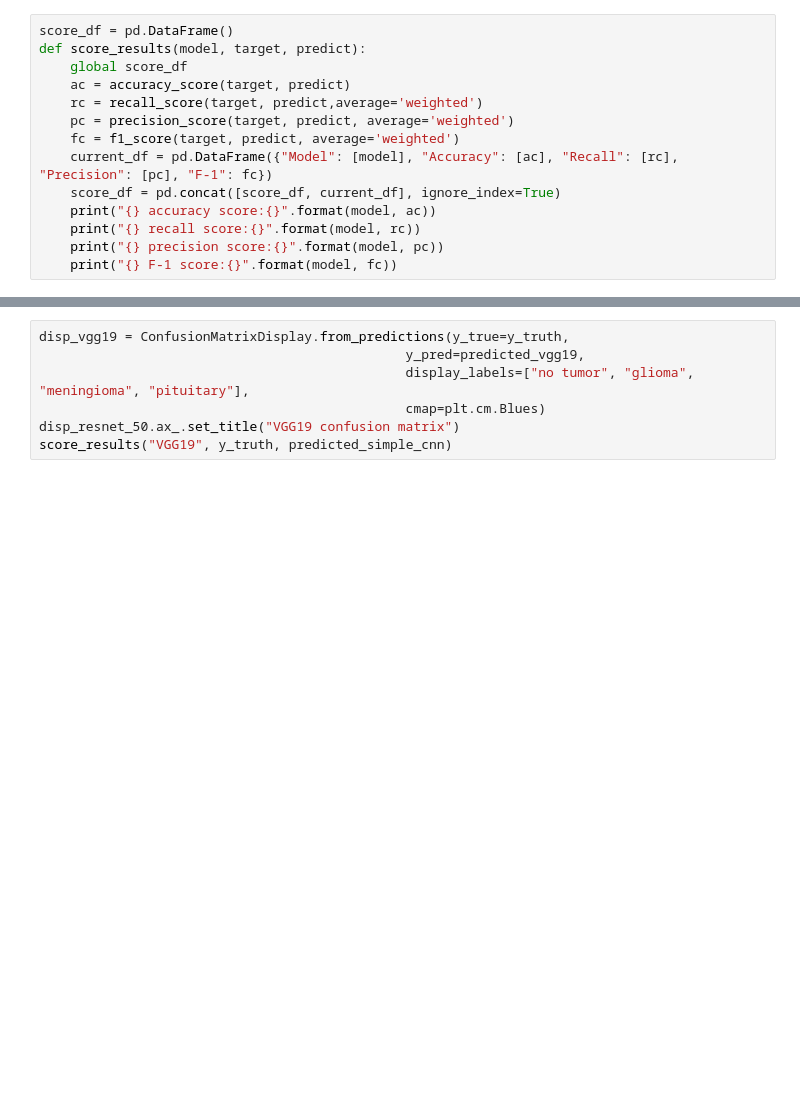
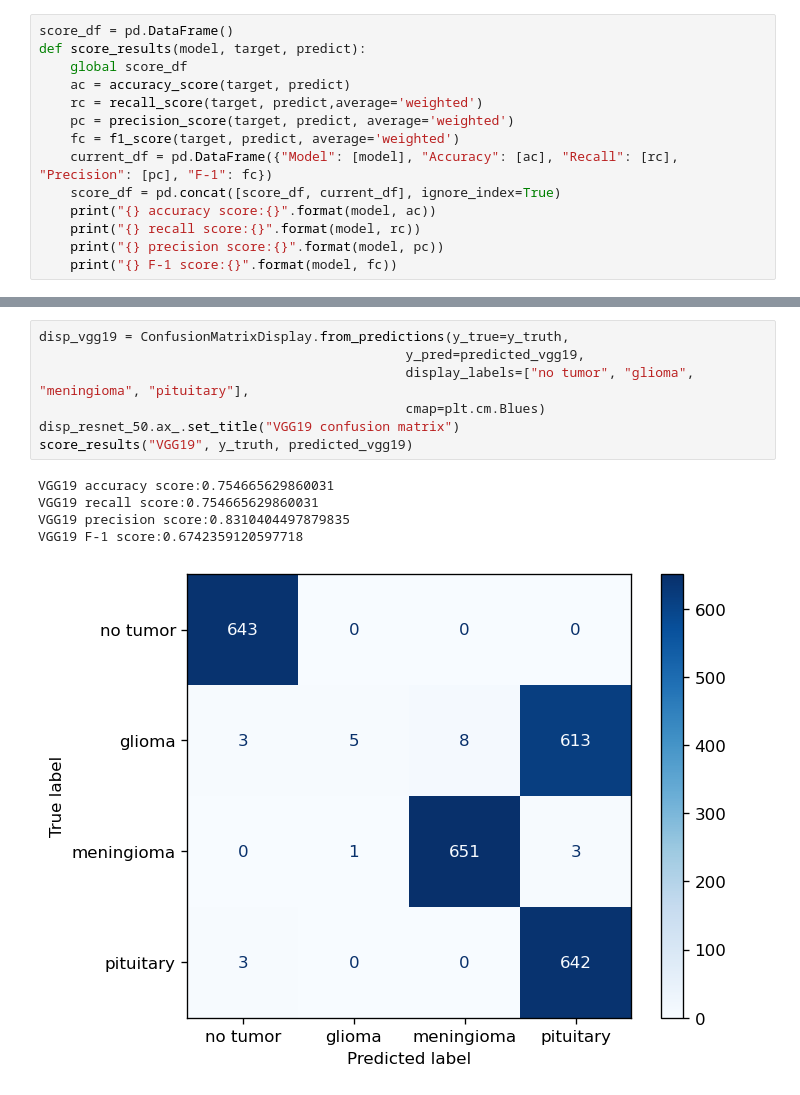
Before and after one commit to wesley0628/Brain_MRI_Image_Analysis, a Jupyter notebook: Brain_tumor_detection.ipynb, the cells around one changed output, grey strips where cells are left out. Saved outputs shown, nothing was run; the diff lists cells and outputs as text; blank space fills up the shorter version.

```diff
--- a/Brain_tumor_detection.ipynb
+++ b/Brain_tumor_detection.ipynb
@@ -777,10 +790,16 @@ score_results("VGG16", y_truth, predicted_simple_cnn)
 # %%
 disp_vgg19 = ConfusionMatrixDisplay.from_predictions(y_true=y_truth,
                                                y_pred=predicted_vgg19,
                                                display_labels=["no tumor", "glioma", "meningioma", "pituitary"],
                                                cmap=plt.cm.Blues)
 disp_resnet_50.ax_.set_title("VGG19 confusion matrix")
-score_results("VGG19", y_truth, predicted_simple_cnn)
+score_results("VGG19", y_truth, predicted_vgg19)
+# %% [output]
+VGG19 accuracy score:0.754665629860031
+VGG19 recall score:0.754665629860031
+VGG19 precision score:0.8310404497879835
+VGG19 F-1 score:0.6742359120597718
+[figure, added]
 # %%
 disp_densenet121 = ConfusionMatrixDisplay.from_predictions(y_true=y_truth,
                                                y_pred=predicted_densenet121,
```
Also changed, not shown: parts of 26 cells of this notebook.
